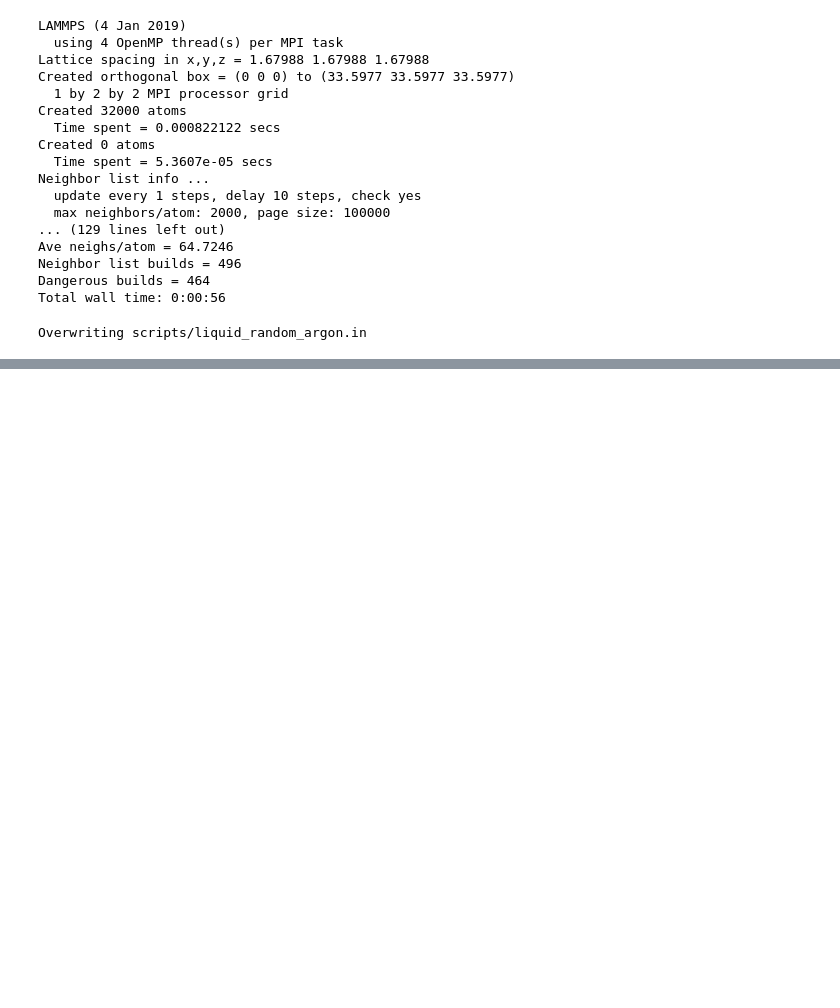
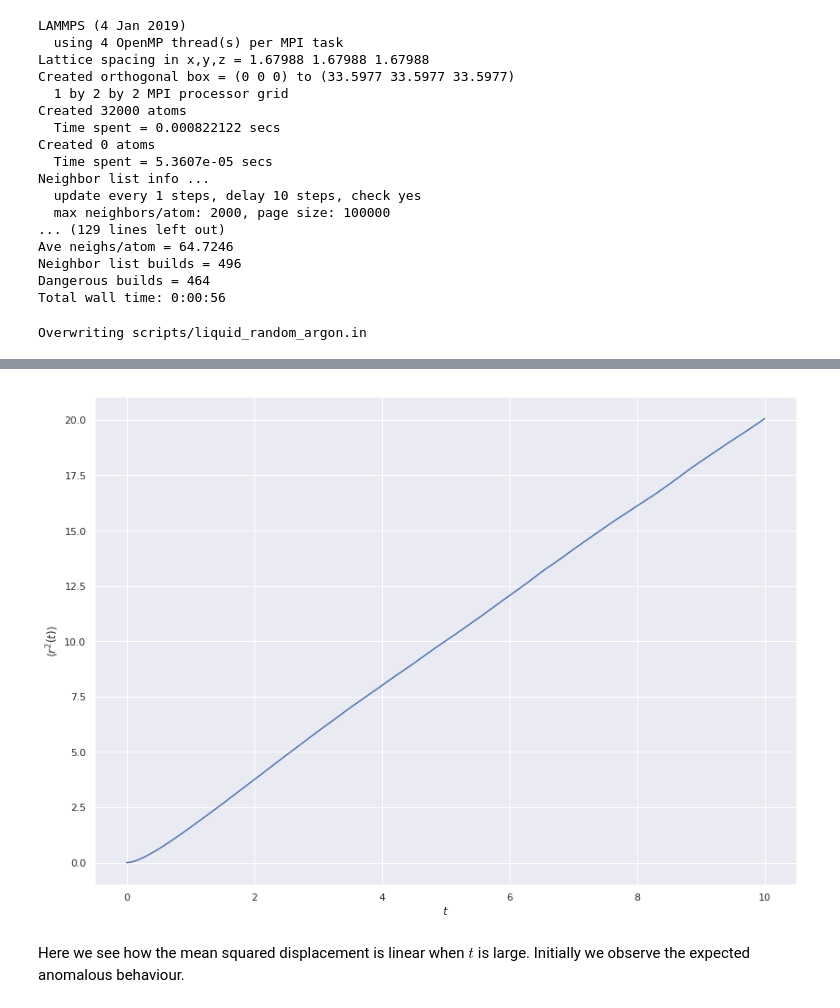
Before and after one commit to Schoyen/FYS4460, a Jupyter notebook: project-2/generating-a-nano-porous-material.ipynb, the cells around one changed output, grey strips where cells are left out. Saved outputs shown, nothing was run; the diff lists cells and outputs as text; code cells hidden in the pictures; blank space fills up the shorter version.

```diff
--- a/project-2/generating-a-nano-porous-material.ipynb
+++ b/project-2/generating-a-nano-porous-material.ipynb
@@ -327,0 +365,11 @@ Total wall time: 0:00:50
+# %%
+fig = plt.figure(figsize=(14, 10))
+
+plt.plot(log_df["v_time"], log_df["c_msd[4]"])
+plt.xlabel(r"$t$")
+plt.ylabel(r"$\langle r^2(t) \rangle$")
+plt.show()
+# %% [output]
+[figure, added]
+# %% [markdown]
+Here we see how the mean squared displacement is linear when $t$ is large. Initially we observe the expected anomalous behaviour.
```
Also changed, not shown: parts of 9 cells of this notebook, 3 other files.
